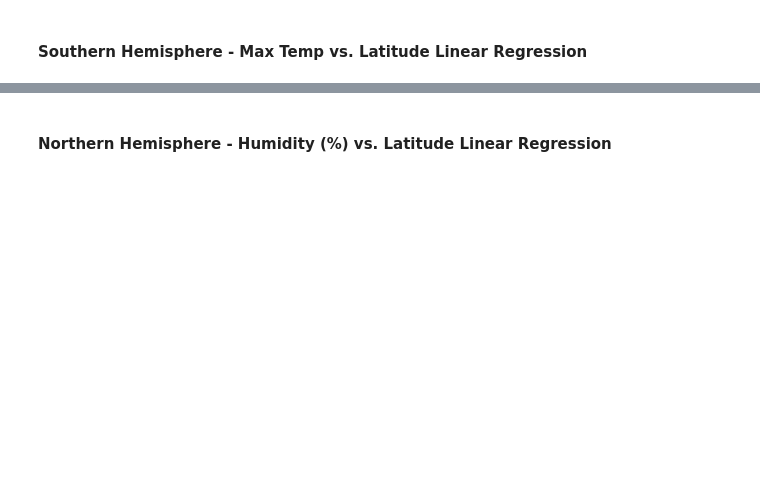
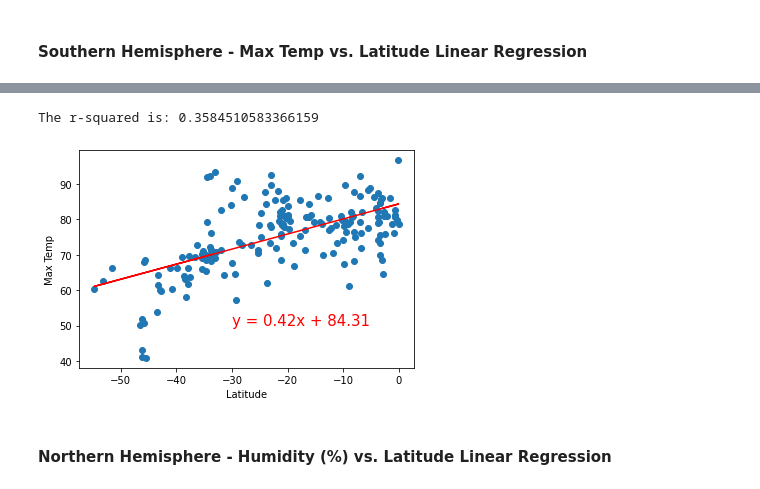
Before and after one commit to jeffreyoverholt/python-api-challenge, a Jupyter notebook: WeatherPy/WeatherPy.ipynb, the cells around one changed output, grey strips where cells are left out. Drawn from its saved outputs; the diff is of its cells as text; code cells hidden in the pictures; blank space fills up the shorter version.

```diff
--- a/WeatherPy/WeatherPy.ipynb
+++ b/WeatherPy/WeatherPy.ipynb
@@ -358,0 +386,3 @@ plt.show()
+# %%
+southern_hemi = weather_dict ["Lat"] < 0
+southern_hemi
@@ -358,0 +424,3 @@ plt.show()
+# %%
+final_southern_hemi = weather_dict[southern_hemi]
+final_southern_hemi
@@ -370,0 +467,17 @@ The r-value is: 0.6082708688906918
+# %%
+x_values = final_southern_hemi['Lat']
+y_values = final_southern_hemi['Max Temp']
+(slope, intercept, rvalue, pvalue, stderr) = linregress(x_values, y_values)
+
+regress_values = x_values * slope + intercept
+line_eq = "y = " + str(round(slope,2)) + "x + " + str(round(intercept,2))
+plt.scatter(x_values,y_values)
+plt.plot(x_values,regress_values,"r-")
+plt.annotate(line_eq,(-30,50),fontsize=15,color="red")
+plt.xlabel('Latitude')
+plt.ylabel('Max Temp')
+print(f"The r-squared is: {rvalue**2}")
+plt.show()
+# %% [output]
+The r-squared is: 0.3584510583366159
+[figure, added]
```
Also changed, not shown: parts of 36 cells of this notebook.
